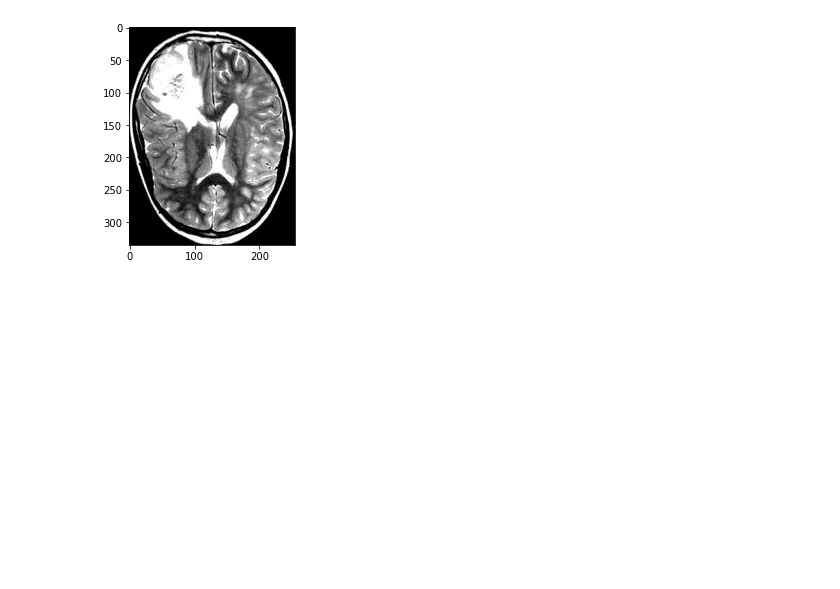
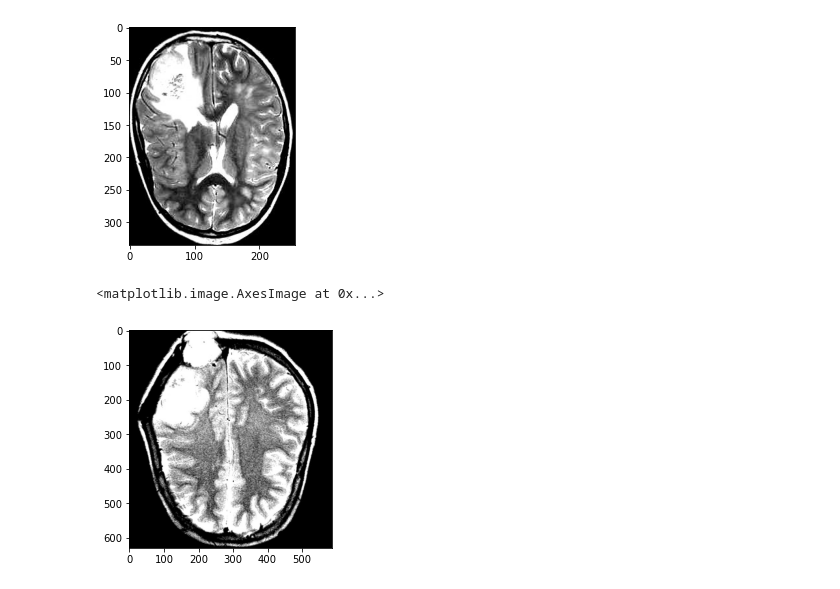
Before and after one commit to ifunanyaScript/Brain-tumour-diagnosis-app, a Jupyter notebook: notebooks/data_cleaning.ipynb, the cells around one changed output. Cells and saved outputs as stored; diff of their text form; code cells hidden in the pictures; blank space fills up the shorter version.

```diff
--- a/notebooks/data_cleaning.ipynb
+++ b/notebooks/data_cleaning.ipynb
@@ -70,3 +70,9 @@ plt.imshow(clean_image)
 # %% [output]
 <matplotlib.image.AxesImage at 0x...>
 [figure]
+# %%
+image2 = cv2.imread(r"C:/Users/ifunanyaScript/Everything/BrainTumour_DiagnosisApp/dataset/tumour/y1.jpg")
+plt.imshow(image2)
+# %% [output]
+<matplotlib.image.AxesImage at 0x...>
+[figure, added]
```
Also changed, not shown: parts of 2 cells of this notebook.
